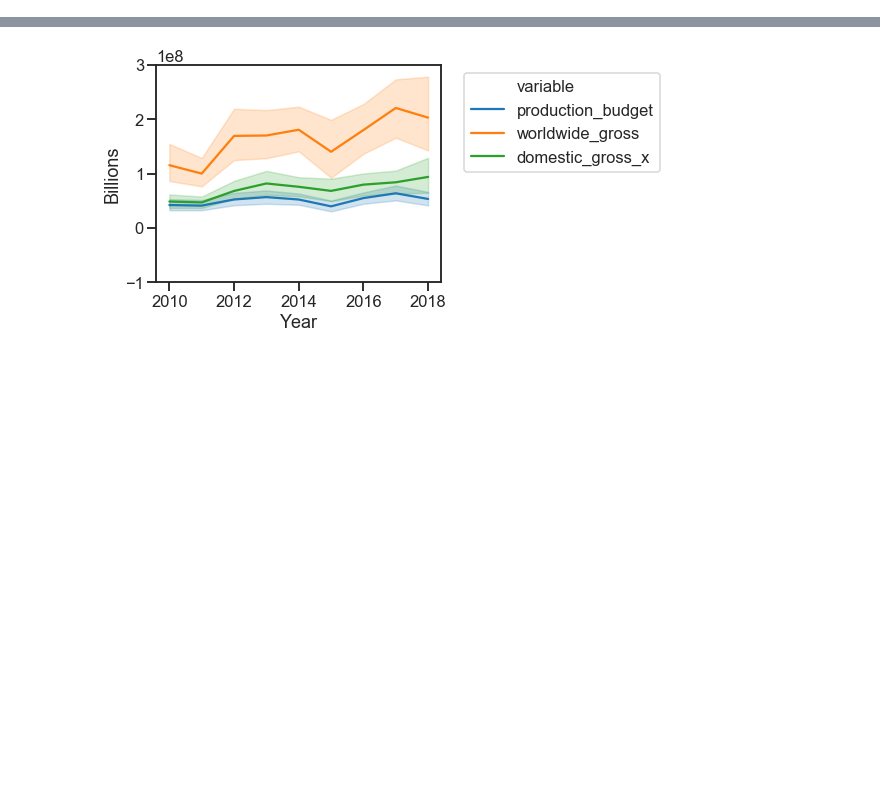
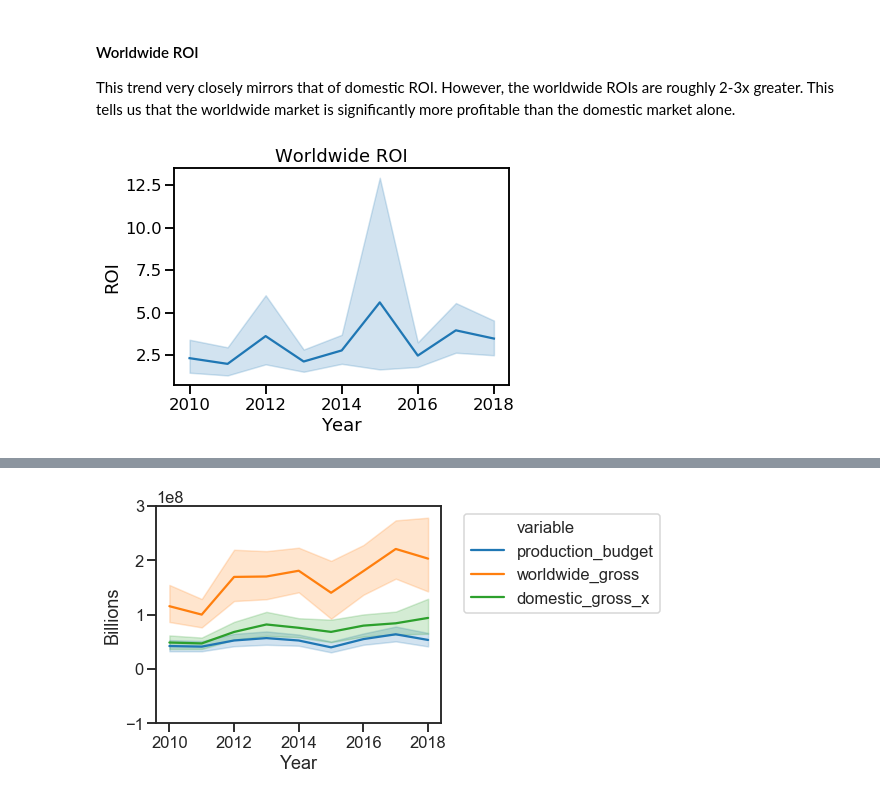
Before and after one commit to gksidhu/Correlates-to-ROI-in-Film, a Jupyter notebook: Analysis.ipynb, the cells around one changed output, grey strips where cells are left out. Drawn from its saved outputs; the diff is of its cells as text; code cells hidden in the pictures; blank space fills up the shorter version.

Commit message:
Updated time trends ROI and budget

```diff
--- a/Analysis.ipynb
+++ b/Analysis.ipynb
@@ -50,0 +54,12 @@ sns.lineplot(data=films, x='year',y='domestic_roi')
+# %% [markdown]
+#### Worldwide ROI
+This trend very closely mirrors that of domestic ROI. However, the worldwide ROIs are roughly 2-3x greater. This tells us that the worldwide market is significantly more profitable than the domestic market alone.
+# %%
+wr = sns.lineplot(data=films, x='year',y='worldwide_roi')
+wr.set(xlabel='Year', ylabel='ROI', title="Worldwide ROI")
+
+wr = plt.gcf()
+plt.show()
+wr.savefig('Wor_ROI.png', bbox_inches = "tight")
+# %% [output]
+[figure, added]
```
Also changed, not shown: parts of 30 cells of this notebook.
